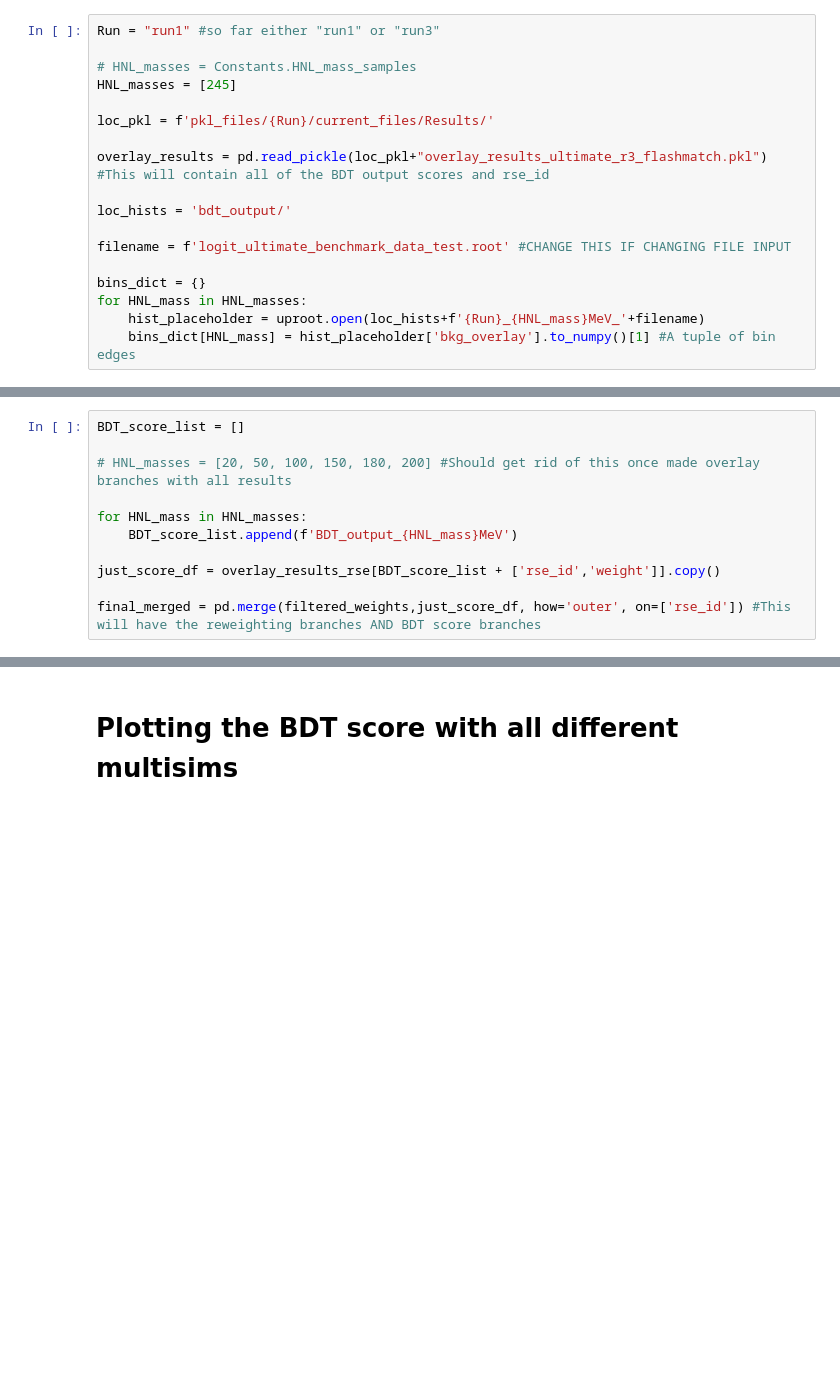
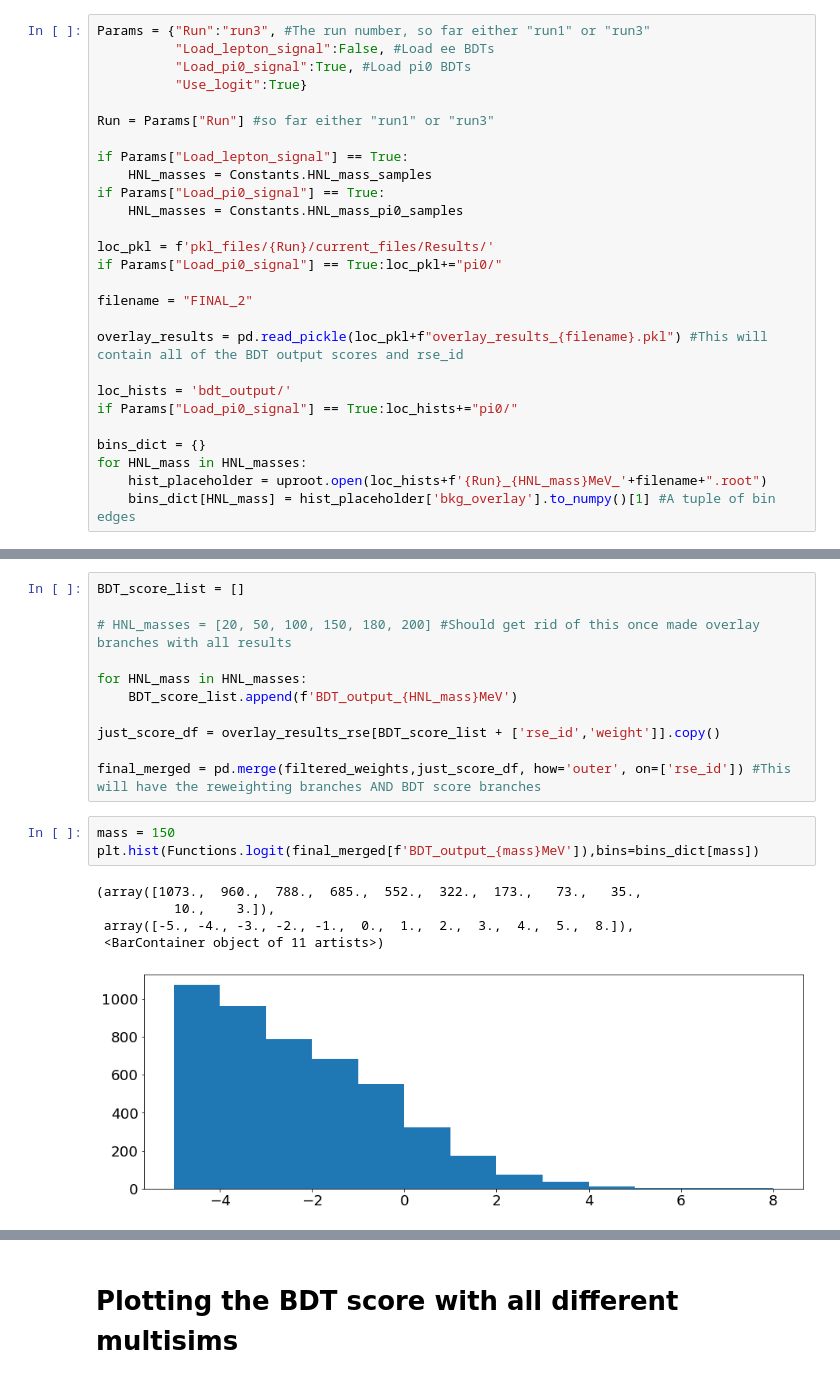
Before and after one commit to dmarsden01/uboone_HNL_analysis, a Jupyter notebook: 3.8_Bkg_reweight_sys.ipynb, the cells around one changed output, grey strips where cells are left out. Drawn from its saved outputs; the diff is of its cells as text; blank space fills up the shorter version.

```diff
--- a/3.8_Bkg_reweight_sys.ipynb
+++ b/3.8_Bkg_reweight_sys.ipynb
@@ -28,22 +28,31 @@ Success
 # %% [markdown]
 # Loading in the "results" dataframe after full selection
 # %%
-Run = "run1" #so far either "run1" or "run3"
+Params = {"Run":"run3", #The run number, so far either "run1" or "run3"
+          "Load_lepton_signal":False, #Load ee BDTs
+          "Load_pi0_signal":True, #Load pi0 BDTs
+          "Use_logit":True}
 
-# HNL_masses = Constants.HNL_mass_samples
-HNL_masses = [245]
+Run = Params["Run"] #so far either "run1" or "run3"
+
+if Params["Load_lepton_signal"] == True:
+    HNL_masses = Constants.HNL_mass_samples
+if Params["Load_pi0_signal"] == True:
+    HNL_masses = Constants.HNL_mass_pi0_samples
 
 loc_pkl = f'pkl_files/{Run}/current_files/Results/'
+if Params["Load_pi0_signal"] == True:loc_pkl+="pi0/"
 
-overlay_results = pd.read_pickle(loc_pkl+"overlay_results_ultimate_r3_flashmatch.pkl") #This will contain all of the BDT output scores and rse_id
+filename = "FINAL_2"
+
+overlay_results = pd.read_pickle(loc_pkl+f"overlay_results_{filename}.pkl") #This will contain all of the BDT output scores and rse_id
 
 loc_hists = 'bdt_output/'
-
-filename = f'logit_ultimate_benchmark_data_test.root' #CHANGE THIS IF CHANGING FILE INPUT
+if Params["Load_pi0_signal"] == True:loc_hists+="pi0/"
 
 bins_dict = {}
 for HNL_mass in HNL_masses:
-    hist_placeholder = uproot.open(loc_hists+f'{Run}_{HNL_mass}MeV_'+filename)
+    hist_placeholder = uproot.open(loc_hists+f'{Run}_{HNL_mass}MeV_'+filename+".root")
     bins_dict[HNL_mass] = hist_placeholder['bkg_overlay'].to_numpy()[1] #A tuple of bin edges
 # %% [markdown]
 # Reading in the overlay .root file with reweight branches
@@ -146,3 +154,12 @@ for HNL_mass in HNL_masses:
 just_score_df = overlay_results_rse[BDT_score_list + ['rse_id','weight']].copy()
 
 final_merged = pd.merge(filtered_weights,just_score_df, how='outer', on=['rse_id']) #This will have the reweighting branches AND BDT score branches
+# %%
+mass = 150
+plt.hist(Functions.logit(final_merged[f'BDT_output_{mass}MeV']),bins=bins_dict[mass])
+# %% [output]
+(array([1073.,  960.,  788.,  685.,  552.,  322.,  173.,   73.,   35.,
+          10.,    3.]),
+ array([-5., -4., -3., -2., -1.,  0.,  1.,  2.,  3.,  4.,  5.,  8.]),
+ <BarContainer object of 11 artists>)
+[figure, added]
```
Also changed, not shown: parts of 11 cells of this notebook, 8 other files.
